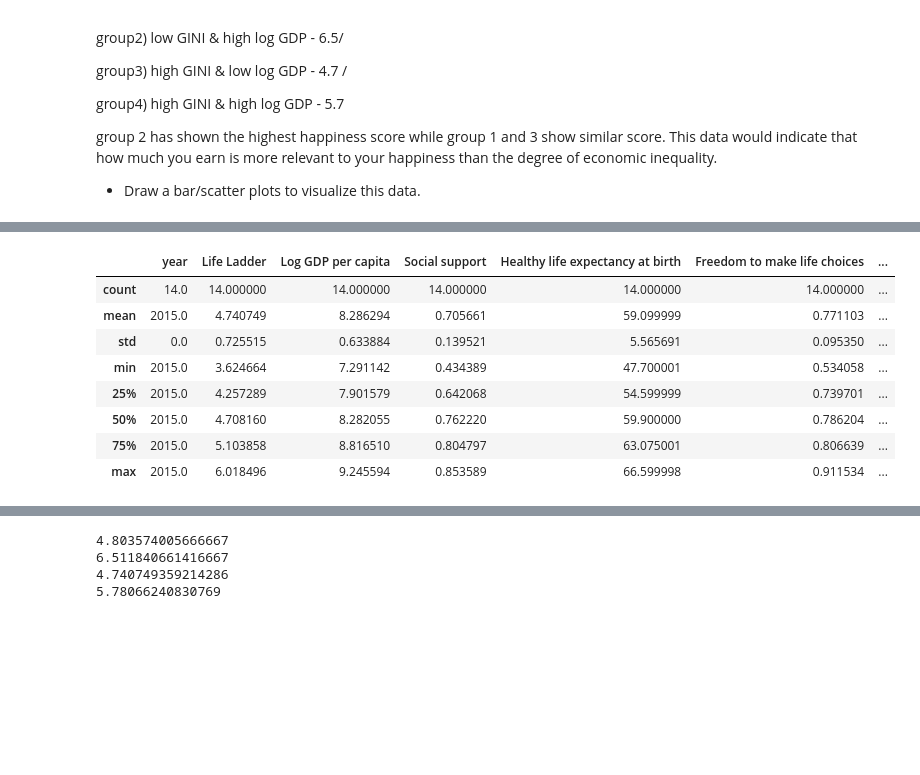
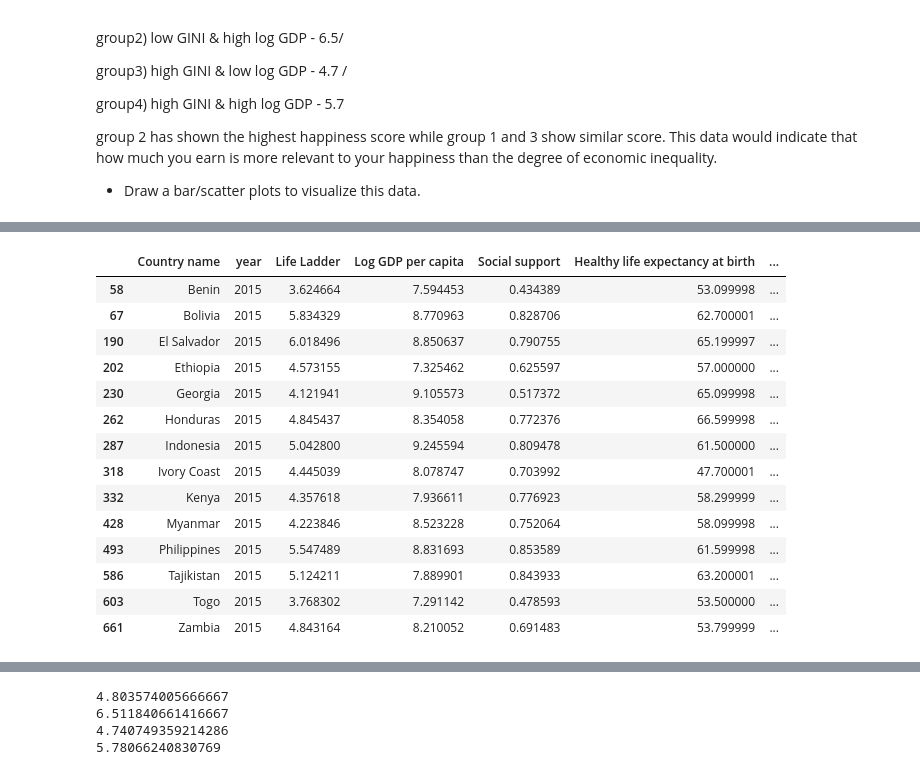
Before and after one commit to miheep8938/Veritas-Collective, a Jupyter notebook: Wrangle_Mihee.ipynb, the cells around one changed output, grey strips where cells are left out. Saved outputs shown, nothing was run; the diff lists cells and outputs as text; code cells hidden in the pictures; blank space fills up the shorter version.

```diff
--- a/Wrangle_Mihee.ipynb
+++ b/Wrangle_Mihee.ipynb
@@ -428,13 +420,19 @@ group_2.describe()
 # %%
-group_3.describe()
+group_3
 # %% [output]
-|  | year | Life Ladder | Log GDP per capita | Social support | Healthy life expectancy at birth | Freedom to make life choices | ... |
-| count | 14.0 | 14.000000 | 14.000000 | 14.000000 | 14.000000 | 14.000000 | ... |
-| mean | 2015.0 | 4.740749 | 8.286294 | 0.705661 | 59.099999 | 0.771103 | ... |
-| std | 0.0 | 0.725515 | 0.633884 | 0.139521 | 5.565691 | 0.095350 | ... |
-| min | 2015.0 | 3.624664 | 7.291142 | 0.434389 | 47.700001 | 0.534058 | ... |
-| 25% | 2015.0 | 4.257289 | 7.901579 | 0.642068 | 54.599999 | 0.739701 | ... |
-| 50% | 2015.0 | 4.708160 | 8.282055 | 0.762220 | 59.900000 | 0.786204 | ... |
-| 75% | 2015.0 | 5.103858 | 8.816510 | 0.804797 | 63.075001 | 0.806639 | ... |
-| max | 2015.0 | 6.018496 | 9.245594 | 0.853589 | 66.599998 | 0.911534 | ... |
+|  | Country name | year | Life Ladder | Log GDP per capita | Social support | Healthy life expectancy at birth | ... |
+| 58 | Benin | 2015 | 3.624664 | 7.594453 | 0.434389 | 53.099998 | ... |
+| 67 | Bolivia | 2015 | 5.834329 | 8.770963 | 0.828706 | 62.700001 | ... |
+| 190 | El Salvador | 2015 | 6.018496 | 8.850637 | 0.790755 | 65.199997 | ... |
+| 202 | Ethiopia | 2015 | 4.573155 | 7.325462 | 0.625597 | 57.000000 | ... |
+| 230 | Georgia | 2015 | 4.121941 | 9.105573 | 0.517372 | 65.099998 | ... |
+| 262 | Honduras | 2015 | 4.845437 | 8.354058 | 0.772376 | 66.599998 | ... |
+| 287 | Indonesia | 2015 | 5.042800 | 9.245594 | 0.809478 | 61.500000 | ... |
+| 318 | Ivory Coast | 2015 | 4.445039 | 8.078747 | 0.703992 | 47.700001 | ... |
+| 332 | Kenya | 2015 | 4.357618 | 7.936611 | 0.776923 | 58.299999 | ... |
+| 428 | Myanmar | 2015 | 4.223846 | 8.523228 | 0.752064 | 58.099998 | ... |
+| 493 | Philippines | 2015 | 5.547489 | 8.831693 | 0.853589 | 61.599998 | ... |
+| 586 | Tajikistan | 2015 | 5.124211 | 7.889901 | 0.843933 | 63.200001 | ... |
+| 603 | Togo | 2015 | 3.768302 | 7.291142 | 0.478593 | 53.500000 | ... |
+| 661 | Zambia | 2015 | 4.843164 | 8.210052 | 0.691483 | 53.799999 | ... |
 # %%
```
Also changed, not shown: parts of 14 cells of this notebook, 3 other files.
